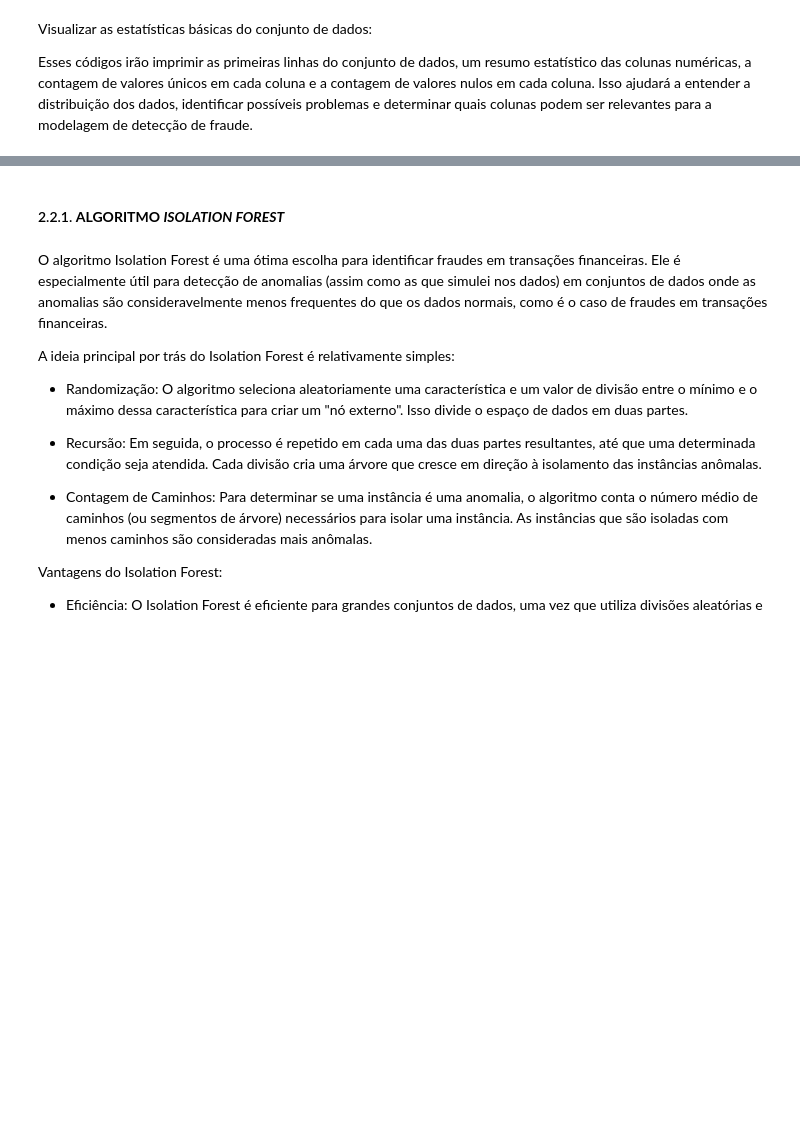
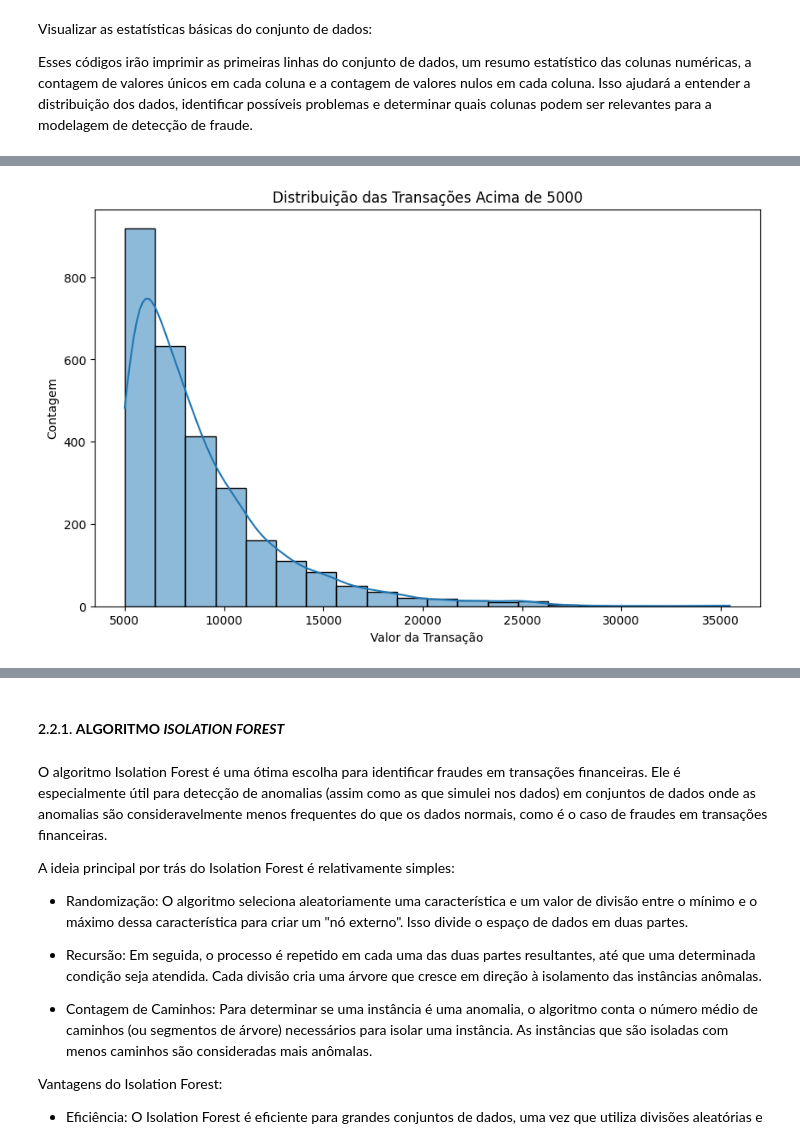
Before and after one commit to CeLo93/ML_analise_preditiva_de_fraudes_e_marketing, a Jupyter notebook: Prediction_DadosFera.ipynb, the cells around one changed output, grey strips where cells are left out. Saved outputs shown, nothing was run; the diff lists cells and outputs as text; code cells hidden in the pictures; blank space fills up the shorter version.

```diff
--- a/Prediction_DadosFera.ipynb
+++ b/Prediction_DadosFera.ipynb
@@ -581,4 +594,4 @@ Detalhe: por não haver valores null, pois partimos do princípio que o dataset
 pd.set_option('display.max_columns', None)
 
 # Carregar o conjunto de dados
-data = pd.read_csv('/content/drive/MyDrive/Case_DF/dados.csv', sep=',', encoding='utf-8') # encoding: codificação de caracteres, normalmente utiliza-se o iso-8859-1, utf-8, latin-1)
+dados = pd.read_csv('/content/drive/MyDrive/Case_DF/dados.csv', sep=',', encoding='utf-8') # encoding: codificação de caracteres, normalmente utiliza-se o iso-8859-1, utf-8, latin-1)
@@ -631,0 +631,4 @@ for feature in selected_features:
+# %%
+# Filtrar as transações acima de 5000:
+
+transacoes_anomalas = dados[dados['valor_transacao'] > 5000]
@@ -632 +649,14 @@ for feature in selected_features:
+# %%
+# Visualizar a distribuição das transações acima de 5000
+import matplotlib.pyplot as plt
+import seaborn as sns
+
+plt.figure(figsize=(10, 6))
+sns.histplot(data=transacoes_anomalas, x='valor_transacao', bins=20, kde=True)
+plt.xlabel('Valor da Transação')
+plt.ylabel('Contagem')
+plt.title('Distribuição das Transações Acima de 5000')
+plt.show()
+# %% [output]
+[figure, added]
 # %%
```
Also changed, not shown: parts of 28 cells of this notebook.
